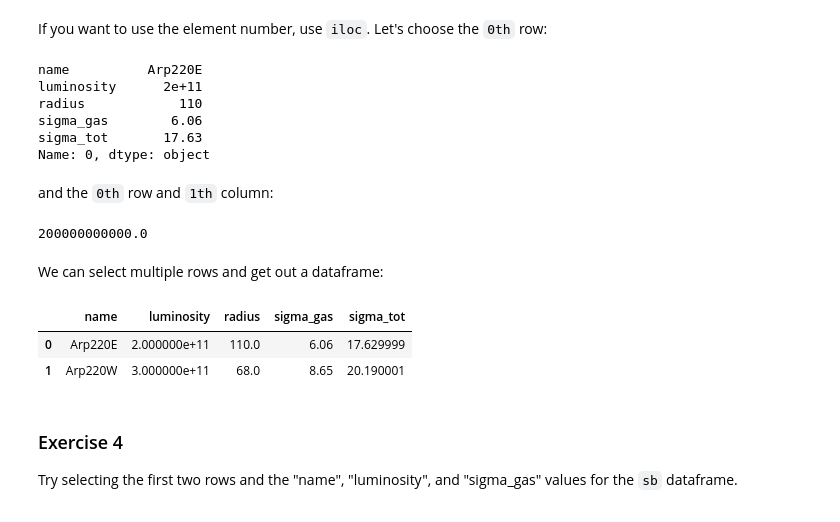
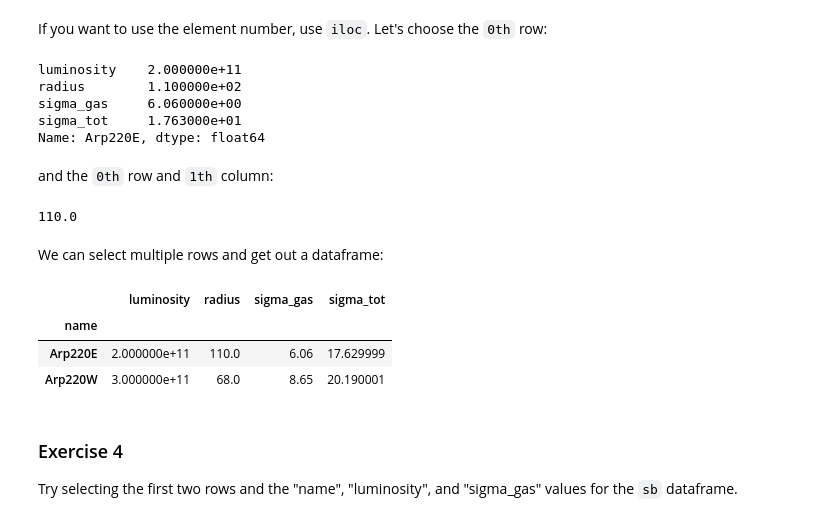
Before and after one commit to astropgh/python-boot-camp-2021, a Jupyter notebook: notebooks/10-Pandas/Pandas_solutions.ipynb, the cells around one changed output. Cells and saved outputs as stored; diff of their text form; code cells hidden in the pictures.

```diff
--- a/notebooks/10-Pandas/Pandas_solutions.ipynb
+++ b/notebooks/10-Pandas/Pandas_solutions.ipynb
@@ -204,28 +225,28 @@ Name: M82, dtype: float64
 # %% [markdown]
 If you want to use the element number, use `iloc`. Let's choose the `0th` row:
 # %%
-sb.iloc[0]
+sb2.iloc[0]
 # %% [output]
-name          Arp220E
-luminosity      2e+11
-radius            110
-sigma_gas        6.06
-sigma_tot       17.63
-Name: 0, dtype: object
+luminosity    2.000000e+11
+radius        1.100000e+02
+sigma_gas     6.060000e+00
+sigma_tot     1.763000e+01
+Name: Arp220E, dtype: float64
 # %% [markdown]
 and the `0th` row and `1th` column:
 # %%
-sb.iloc[0, 1]
+sb2.iloc[0, 1]
 # %% [output]
-200000000000.0
+110.0
 # %% [markdown]
 We can select multiple rows and get out a dataframe:
 # %%
-sb.iloc[0:2]
+sb2.iloc[0:2]
 # %% [output]
-|  | name | luminosity | radius | sigma_gas | sigma_tot |
-| 0 | Arp220E | 2.000000e+11 | 110.0 | 6.06 | 17.629999 |
-| 1 | Arp220W | 3.000000e+11 | 68.0 | 8.65 | 20.190001 |
+|  | luminosity | radius | sigma_gas | sigma_tot |
+| name |  |  |  |  |
+| Arp220E | 2.000000e+11 | 110.0 | 6.06 | 17.629999 |
+| Arp220W | 3.000000e+11 | 68.0 | 8.65 | 20.190001 |
 # %% [markdown]
 ### Exercise 4
 Try selecting the first two rows and the "name", "luminosity", and "sigma_gas" values for the `sb` dataframe.
```
Also changed, not shown: parts of 5 cells of this notebook, 1 other file.
